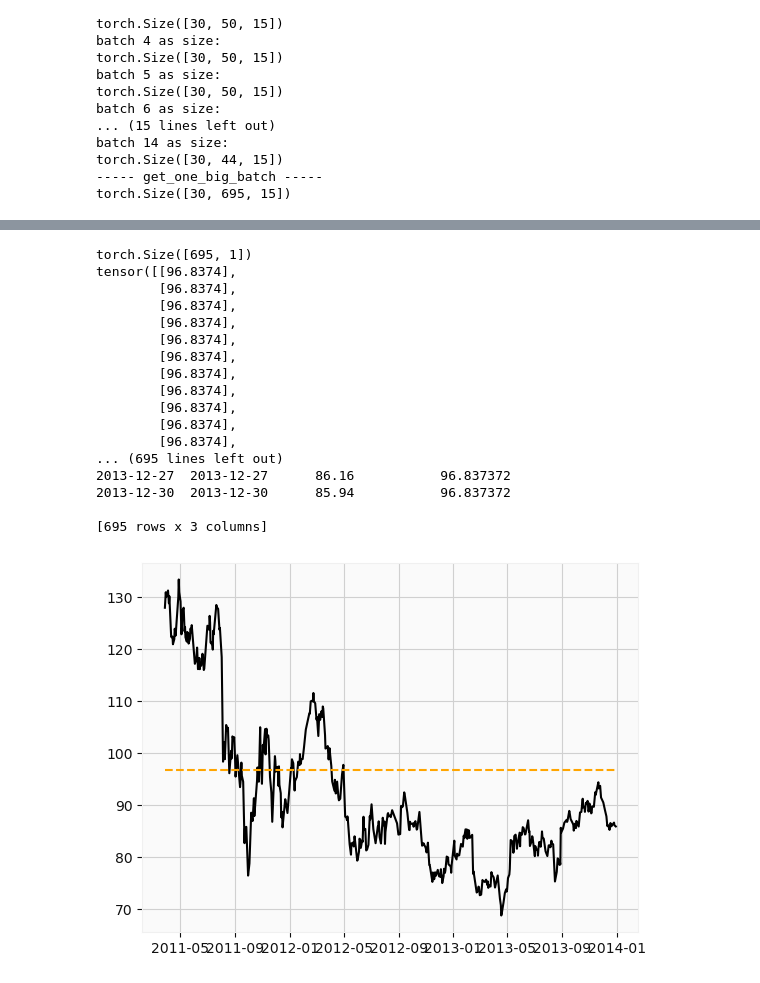
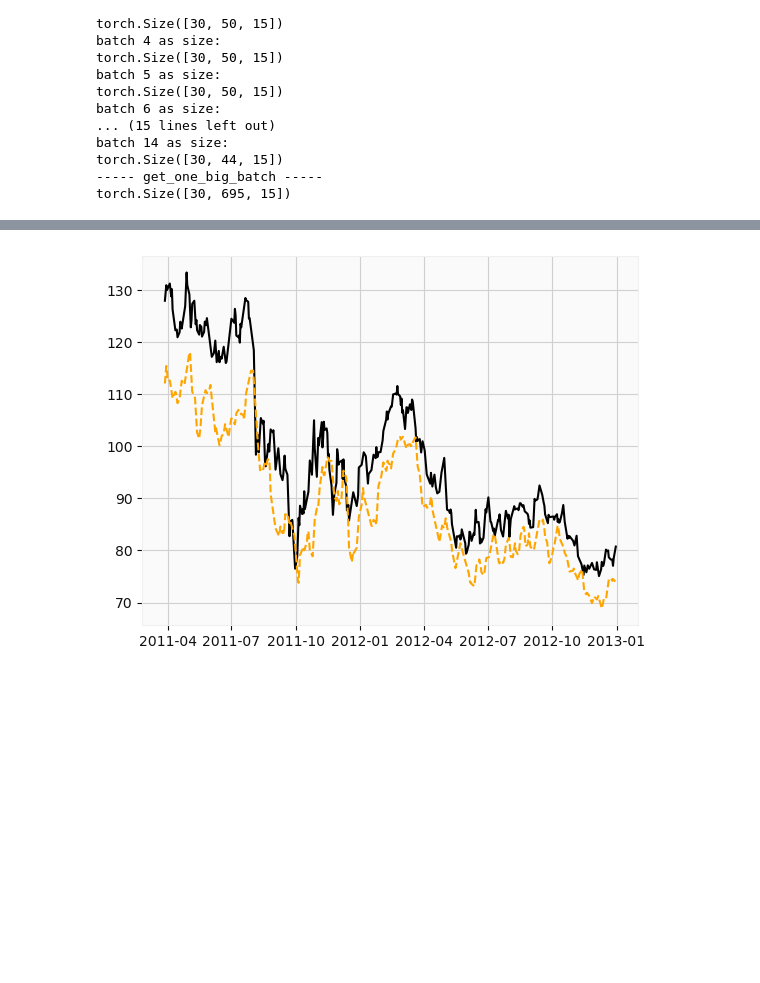
Before and after one commit to tadeohepperle/financial_technology_project2_stock_price_prediction, a Jupyter notebook: hw2_A11922105.ipynb, the cells around one changed output, grey strips where cells are left out. Saved outputs shown, nothing was run; the diff lists cells and outputs as text; code cells hidden in the pictures; blank space fills up the shorter version.

```diff
--- a/hw2_A11922105.ipynb
+++ b/hw2_A11922105.ipynb
@@ -307,37 +311,0 @@ class TrainSettings:
-# %%
-class Regression_RNN(nn.Module):
-    def __init__(self, size_input, size_hidden, layers):
-        super(Regression_RNN, self).__init__()
-        self.size_input = size_input
-        self.size_hidden = size_hidden
-        self.layers = layers
-        self.rnn = nn.RNN(
-            size_input, size_hidden, layers, batch_first=False
-        )
-        self.hidden_to_output = nn.Linear(size_hidden, 1)
-
-    def forward(self, x):
-
-        h0 = torch.zeros(self.layers, x.size(1), self.size_hidden).requires_grad_()
-        out, h0 = self.rnn(x, h0.detach())
-        out = out[-1,:, :]
-        out = self.hidden_to_output(out)
-        return out
-
-# class GRUModel(nn.Module):
-#     def __init__(self, size_input, size_hidden):
-#         super(GRUModel, self).__init__()
-#         self.num_layers = num_layers
-#         self.hidden_size = hidden_size
-#         self.gru = nn.GRU(
-#             input_size=size_input,
-#             hidden_size=size_hidden,
-#             num_layers=1,
-#         )
-#         self.fc = nn.Linear(hidden_size, num_langs)
-
-#     def forward(self, x):
-#         hidden_state = self.init_hidden()
-#         output, hidden_state = self.gru(x, hidden_state)
-#         output = self.fc(output[-1])
-#         return output
@@ -426,8 +454,8 @@ class NetworkTrainer:
         ax.plot(results.index,results["CloseNextPredicted"], label="Predicted", linestyle='dashed', color="orange")
         plt.show()
 # %%
-model = Regression_RNN(15, 18, 1)
-trainsettings = TrainSettings(BATCH_SIZE=16, EPOCHS=20, LR=0.005)
+model = Regression_RNN(15, 30)
+trainsettings = TrainSettings(BATCH_SIZE=16, EPOCHS=150, LR=0.0001)
 network_trainer = NetworkTrainer(model, trainsettings)
 network_trainer.train(df_train, df_validation, df_test)
 network = network_trainer.network
@@ -453,22 +482,5 @@ KeyboardInterrupt:
 # %%
 network_trainer = NetworkTrainer(model, trainsettings, network)
-network_trainer.predict_on_new_data_and_plot(df)
+network_trainer.predict_on_new_data_and_plot(df_train)
 # %% [output]
-torch.Size([695, 1])
-tensor([[96.8374],
-        [96.8374],
-        [96.8374],
-        [96.8374],
-        [96.8374],
-        [96.8374],
-        [96.8374],
-        [96.8374],
-        [96.8374],
-        [96.8374],
-        [96.8374],
-... (695 lines left out)
-2013-12-27  2013-12-27      86.16           96.837372
-2013-12-30  2013-12-30      85.94           96.837372
-
-[695 rows x 3 columns]
-[figure, old version]
+[figure, new version]
```
Also changed, not shown: parts of 4 cells of this notebook.
